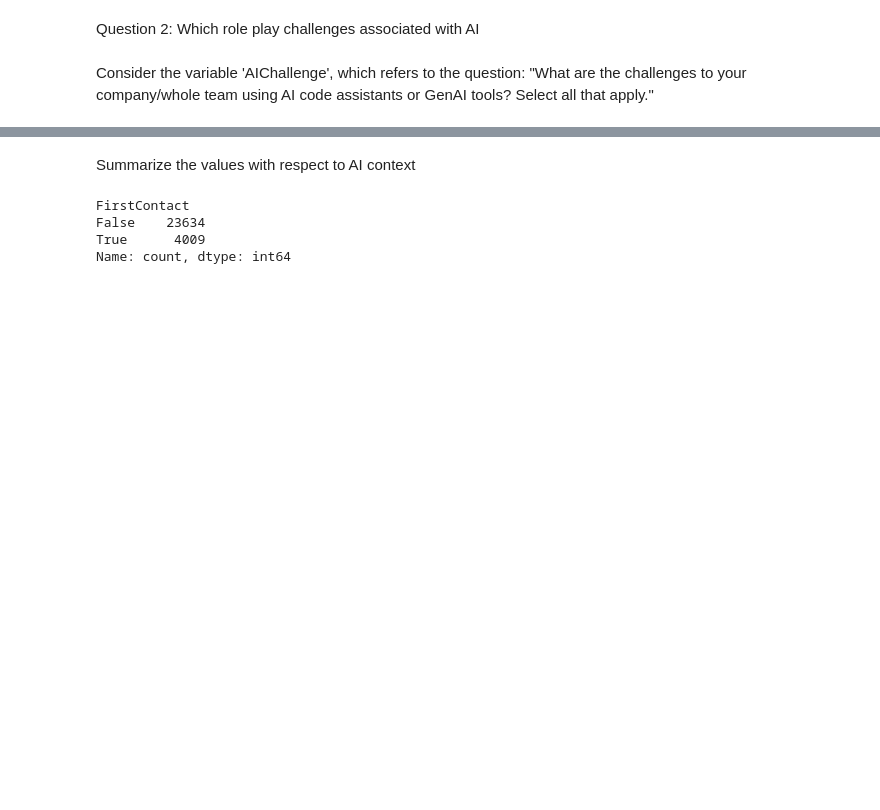
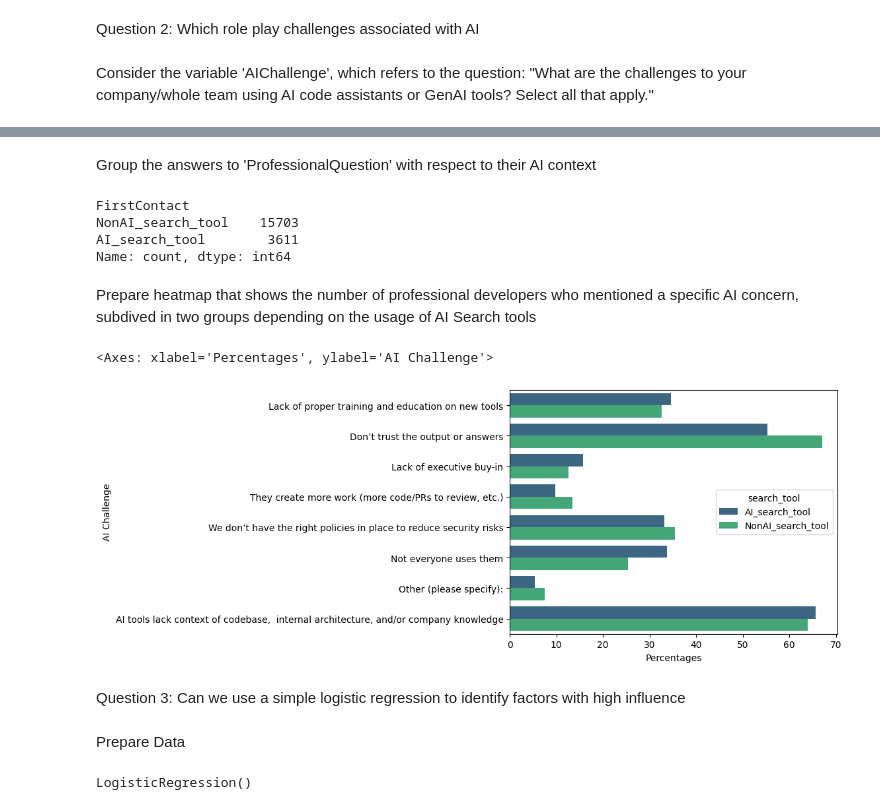
Before and after one commit to JuliaNBrucker/StackOverflow, a Jupyter notebook: ModelDataset.ipynb, the cells around one changed output, grey strips where cells are left out. Saved outputs shown, nothing was run; the diff lists cells and outputs as text; code cells hidden in the pictures; blank space fills up the shorter version.

Commit message:
Visualisation Q2 finished

```diff
--- a/ModelDataset.ipynb
+++ b/ModelDataset.ipynb
@@ -99,4 +98,5 @@ Question 2: Which role play challenges associated with AI
 # %% [markdown]
 Consider the variable 'AIChallenge', which refers to the question: "What are the challenges to your company/whole team using AI code assistants or GenAI tools? Select all that apply."
 # %%
-# remove nan values
+prof_developers_q2 = prof_developers.copy().dropna(subset=['AIChallenges'])
+print(f'number of professional developers who answered the question about AIChallenges:', len(prof_developers_q2))
@@ -144,0 +134,4 @@ test.head()
+# %%
+ai_challenges = one_hot_encoding_column(prof_developers_q2, 'AIChallenges')
+#prof_developers_q2.head()
+ai_challenges
@@ -145,17 +147,39 @@ test.head()
 # %% [markdown]
-Summarize the values with respect to AI context
+Group the answers to 'ProfessionalQuestion' with respect to their AI context
 # %%
 def type_of_first_contact_for_questions(df):
     assert 'ProfessionalQuestion' in df.columns, "Error: 'ProfessionalQuestion' column not found"
     df['FirstContact'] = df['ProfessionalQuestion'].apply(lambda x: ('AI-powered search (paid)' in x or 'AI-powered search (free)' in x))
-    df['FirstContact'] = df['FirstContact'].replace({1: 'AI', 0: 'NonAI'})
+    df['FirstContact'] = df['FirstContact'].replace({True: 'AI_search_tool', False: 'NonAI_search_tool'})
 
-type_of_first_contact_for_questions(prof_developers)
-prof_developers['FirstContact'].value_counts()
+type_of_first_contact_for_questions(prof_developers_q2)
+prof_developers_q2['FirstContact'].value_counts()
 # %% [output]
 FirstContact
-False    23634
-True      4009
+NonAI_search_tool    15703
+AI_search_tool        3611
 Name: count, dtype: int64
+# %% [markdown]
+Prepare heatmap that shows the number of professional developers who mentioned a specific AI concern, subdived in two groups depending on the usage of AI Search tools
 # %%
-test = prof_developers.dropna(subset=['AIChallenges']).copy()
+#create a pivot table with the AI challenge as index and the first contact as columns
+import pandas as pd
+list_pivot_tables = []
+
+for i in ai_challenges:
+
+    df_tmp = prof_developers_q2[[i,'FirstContact','ResponseId']].groupby([i,'FirstContact']).count().reset_index()
+    df_tmp = df_tmp.loc[df_tmp[i] == 1].copy()
+    df_tmp[i] = df_tmp[i].replace({1: i})
+
+    pivot_table = pd.pivot_table(df_tmp,
+                      values='ResponseId',
+                      index=[i],
+                      columns=['FirstContact'])
+
+    pivot_table = pivot_table.astype(int)
+    pivot_table_renamed = pivot_table.rename_axis('AI Challenge', axis='index')
+
+    list_pivot_tables.append(pivot_table_renamed)
+
+pivot_table_final = pd.concat(list_pivot_tables)
@@ -161,0 +189,22 @@ test = prof_developers.dropna(subset=['AIChallenges']).copy()
+# %%
+
+num_AI_search_tool = len(prof_developers_q2.loc[prof_developers_q2['FirstContact']=='AI_search_tool'])
+num_NonAI_search_tool = len(prof_developers_q2.loc[prof_developers_q2['FirstContact']=='NonAI_search_tool'])
+
+df1 = (pivot_table_final['AI_search_tool'] / num_AI_search_tool * 100).to_frame('Percentages')
+df1['search_tool'] = 'AI_search_tool'
+df2 = (pivot_table_final['NonAI_search_tool'] / num_NonAI_search_tool * 100).to_frame('Percentages')
+df2['search_tool'] = 'NonAI_search_tool'
+
+df_total = pd.concat([df1,df2]).reset_index()
+df_total.head(10)
+
+#df_total.columns
+sns.barplot(x='Percentages', y='AI Challenge', data=df_total, hue='search_tool', palette='viridis')
+# %% [output]
+<Axes: xlabel='Percentages', ylabel='AI Challenge'>
+[figure, added]
+# %% [markdown]
+Question 3: Can we use a simple logistic regression to identify factors with high influence
+# %% [markdown]
+Prepare Data
@@ -161,0 +217,7 @@ test = prof_developers.dropna(subset=['AIChallenges']).copy()
+# %%
+
+
+lr_model = LogisticRegression()
+lr_model.fit(X, y)
+# %% [output]
+LogisticRegression()
```
Also changed, not shown: parts of 11 cells of this notebook.
